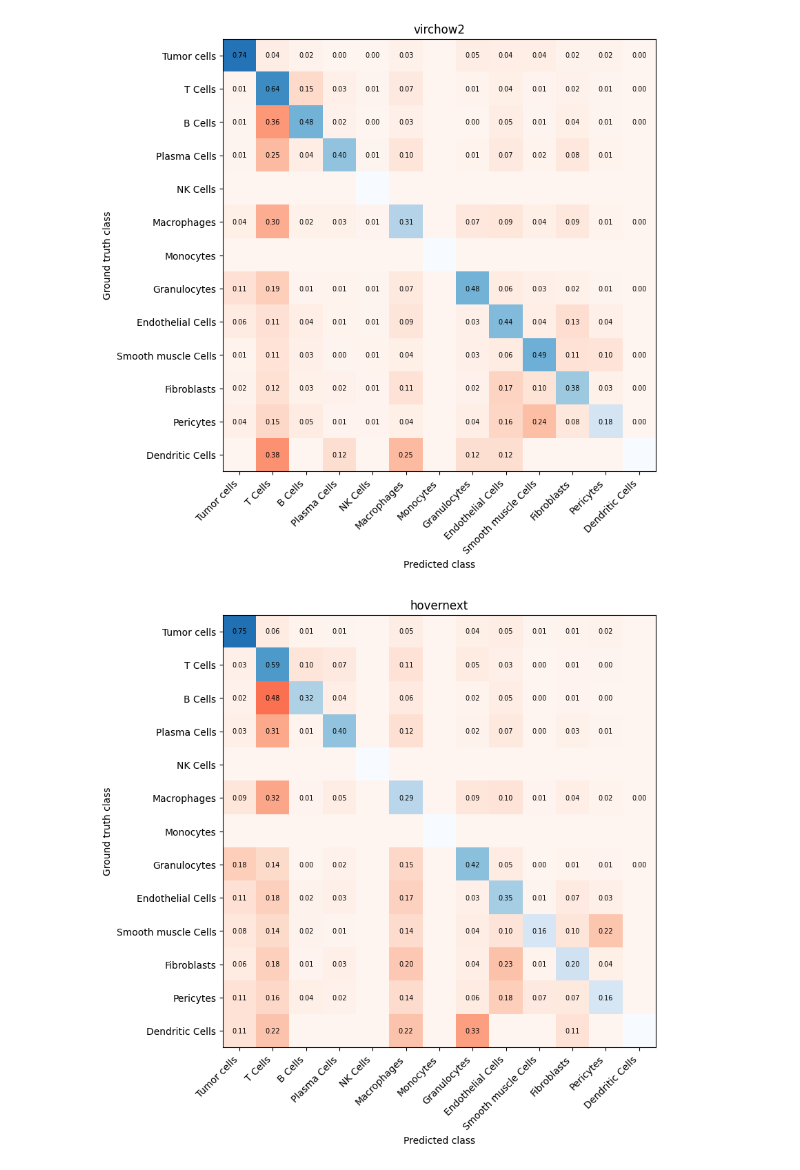
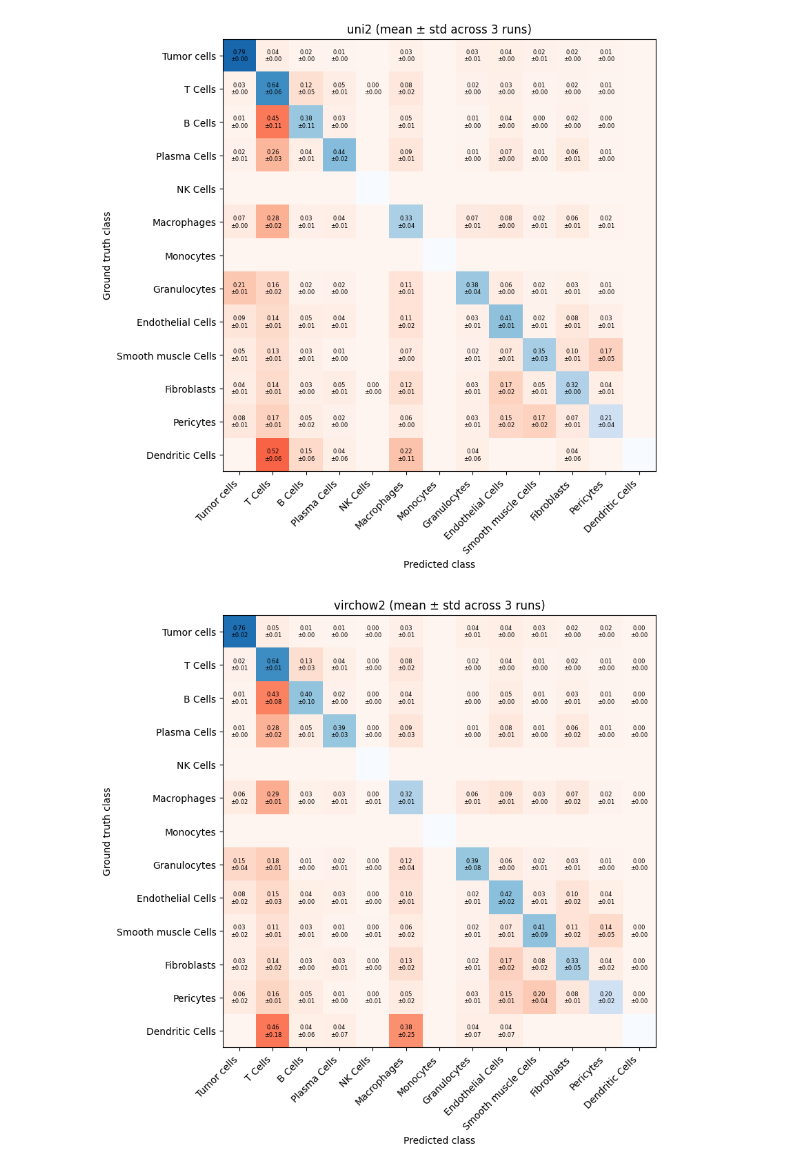
Before and after one commit to Kainmueller-Lab/Pathology-Foundation-Model-Benchmark, a Jupyter notebook: notebooks/pathocell2_results.ipynb, the cells around one changed output. Drawn from its saved outputs; the diff is of its cells as text; code cells hidden in the pictures.

Commit message:
include results for more models

```diff
--- a/notebooks/pathocell2_results.ipynb
+++ b/notebooks/pathocell2_results.ipynb
@@ -95,24 +227,19 @@ class_names = [
     "Plasma Cells",
     "NK Cells",
     "Macrophages",
-    "Monocytes",
+    "Monocytes", # ?
     "Granulocytes",
-    "Endothelial Cells",
+    "Endothelial Cells", # --> Vascvular?
     "Smooth muscle Cells",
-    "Fibroblasts",
-    "Pericytes",
+    "Fibroblasts", # --> Stroma?
+    "Pericytes", # ?
     "Dendritic Cells",
 ]
 
 label_to_name = {idx + 1: name for idx, name in enumerate(class_names)}
-model_files = {
-    "uni2": uni2_predictions,
-    "virchow2": virchow2_predictions,
-    "hovernext": hovernext_predictions,
-}
+model_files = model_prediction_files
 
-def build_confusion_matrix(csv_path):
-    df = pd.read_csv(csv_path)
+def build_confusion_matrix(df):
     df = df[df["groundtruth"].isin(label_to_name)]
     df = df[df["pred_class_name"].isin(class_names)]
 
@@ -128,14 +255,32 @@ def build_confusion_matrix(csv_path):
     row_totals = cm.sum(axis=1).replace(0, np.nan)
     return cm.div(row_totals, axis=0).fillna(0)
 
-for model_name, csv_path in model_files.items():
-    cm_pct = build_confusion_matrix(csv_path)
-    matrix = cm_pct.values
-    diagonal_mask = np.eye(matrix.shape[0], dtype=bool)
+def build_confusion_stats(csv_paths):
+    if not csv_paths:
+        raise ValueError("At least one prediction CSV is required per model.")
+
+    run_matrices = []
+    for path in csv_paths:
+        df = pd.read_csv(path)
+        cm_pct = build_confusion_matrix(df)
+        run_matrices.append(cm_pct.values)
+
+    stack = np.stack(run_matrices, axis=0)
+    cm_mean = stack.mean(axis=0)
+    if stack.shape[0] > 1:
+        cm_std = stack.std(axis=0, ddof=1)
+    else:
+        cm_std = np.zeros_like(cm_mean)
+
+    return cm_mean, cm_std, stack.shape[0]
+
+for model_name, csv_paths in model_files.items():
+    matrix_mean, matrix_std, n_runs = build_confusion_stats(csv_paths)
+    diagonal_mask = np.eye(matrix_mean.shape[0], dtype=bool)
     off_diagonal_mask = ~diagonal_mask
 
     fig, ax = plt.subplots(figsize=(10, 8), constrained_layout=True)
-    ax.set_title(model_name)
+    ax.set_title(f"{model_name} (mean ± std across {n_runs} runs)")
     ax.set_xticks(np.arange(len(class_names)))
     ax.set_yticks(np.arange(len(class_names)))
     ax.set_xticklabels(class_names, rotation=45, ha="right")
@@ -148,17 +293,26 @@ for model_name, csv_path in model_files.items():
     blue_cmap.set_bad(alpha=0)
     red_cmap.set_bad(alpha=0)
 
-    off_diagonal_data = np.ma.array(matrix, mask=~off_diagonal_mask)
-    diagonal_data = np.ma.array(matrix, mask=~diagonal_mask)
+    off_diagonal_data = np.ma.array(matrix_mean, mask=~off_diagonal_mask)
+    diagonal_data = np.ma.array(matrix_mean, mask=~diagonal_mask)
 
     ax.imshow(off_diagonal_data, cmap=red_cmap, vmin=0, vmax=1)
     ax.imshow(diagonal_data, cmap=blue_cmap, vmin=0, vmax=1)
 
-    for i in range(matrix.shape[0]):
-        for j in range(matrix.shape[1]):
-            value = matrix[i, j]
-            if value > 0:
-                ax.text(j, i, f"{value:.2f}", ha="center", va="center", color="black", fontsize=7)
+    for i in range(matrix_mean.shape[0]):
+        for j in range(matrix_mean.shape[1]):
+            mean_value = matrix_mean[i, j]
+            std_value = matrix_std[i, j]
+            if mean_value > 0 or std_value > 0:
+                ax.text(
+                    j,
+                    i,
+                    f"{mean_value:.2f}\n±{std_value:.2f}",
+                    ha="center",
+                    va="center",
+                    color="black",
+                    fontsize=6,
+                )
 
     plt.show()
 # %% [output]
@@ -166,2 +320,2 @@ for model_name, csv_path in model_files.items():
-[figure, old version]
+[figure, new version]
-[figure, old version]
+[figure, new version]
```
Also changed, not shown: parts of 4 cells of this notebook, 1 other file.
